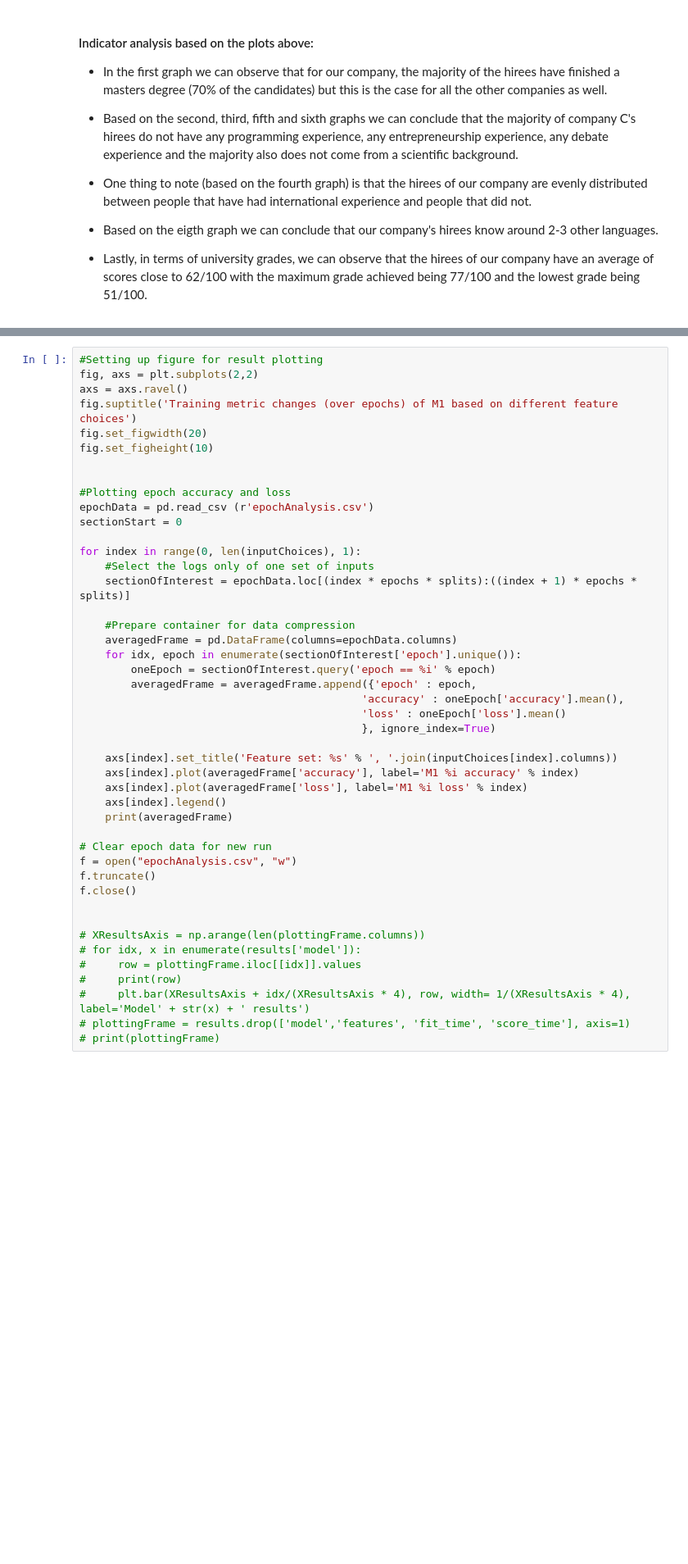
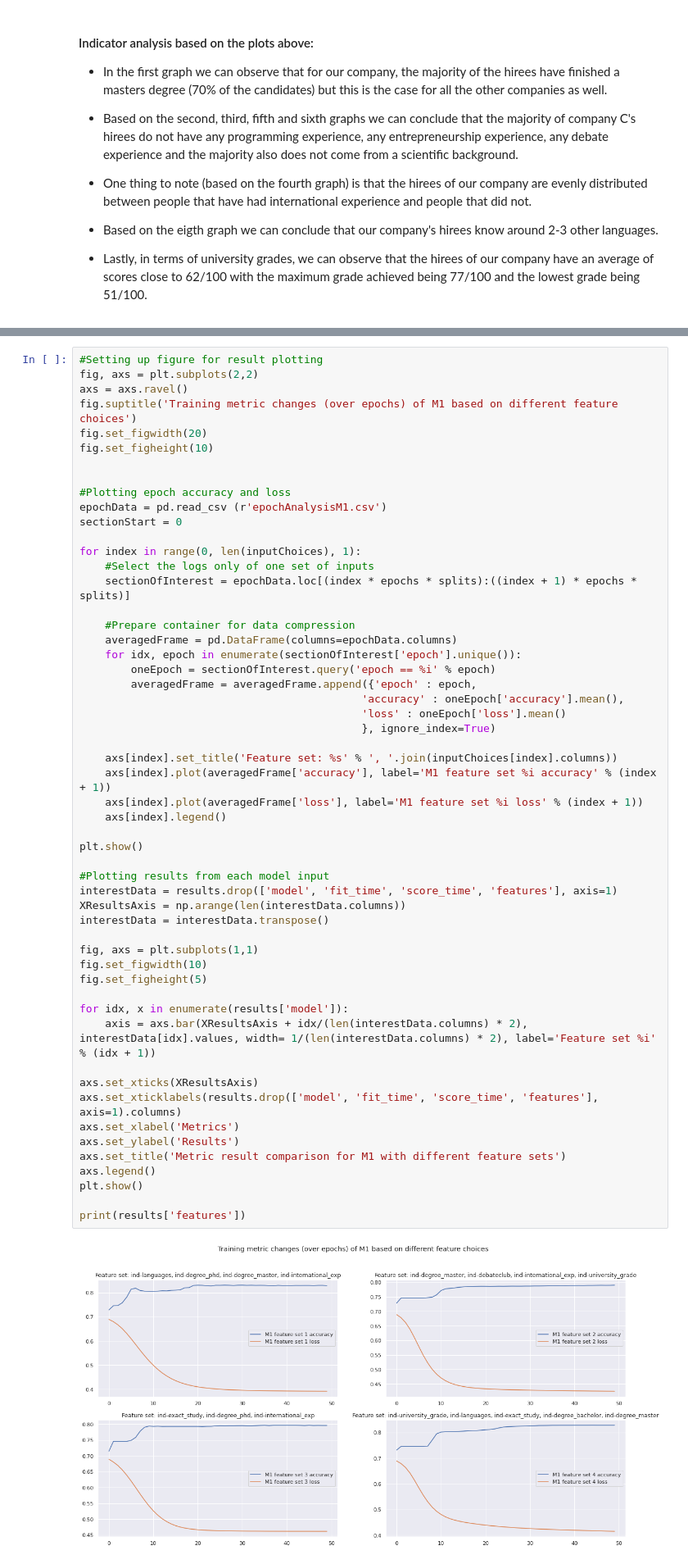
Before and after one commit to andrei-calin-dragomir/AdvisoryReportIDS, a Jupyter notebook: AdvisoryReport.ipynb, the cells around one changed output, grey strips where cells are left out. Shown at 82% size. Cells and saved outputs as stored; diff of their text form; blank space fills up the shorter version.

```diff
--- a/AdvisoryReport.ipynb
+++ b/AdvisoryReport.ipynb
@@ -429,45 +544,56 @@ for idx, input in enumerate(inputChoices):
 # %%
 #Setting up figure for result plotting
 fig, axs = plt.subplots(2,2)
 axs = axs.ravel()
 fig.suptitle('Training metric changes (over epochs) of M1 based on different feature choices')
 fig.set_figwidth(20)
 fig.set_figheight(10)
 
 
 #Plotting epoch accuracy and loss
-epochData = pd.read_csv (r'epochAnalysis.csv')
+epochData = pd.read_csv (r'epochAnalysisM1.csv')
 sectionStart = 0
 
 for index in range(0, len(inputChoices), 1):
     #Select the logs only of one set of inputs
     sectionOfInterest = epochData.loc[(index * epochs * splits):((index + 1) * epochs * splits)]
 
     #Prepare container for data compression
     averagedFrame = pd.DataFrame(columns=epochData.columns)
     for idx, epoch in enumerate(sectionOfInterest['epoch'].unique()):
         oneEpoch = sectionOfInterest.query('epoch == %i' % epoch)
         averagedFrame = averagedFrame.append({'epoch' : epoch,
                                             'accuracy' : oneEpoch['accuracy'].mean(),
                                             'loss' : oneEpoch['loss'].mean()
                                             }, ignore_index=True)
 
     axs[index].set_title('Feature set: %s' % ', '.join(inputChoices[index].columns))
-    axs[index].plot(averagedFrame['accuracy'], label='M1 %i accuracy' % index)
-    axs[index].plot(averagedFrame['loss'], label='M1 %i loss' % index)
+    axs[index].plot(averagedFrame['accuracy'], label='M1 feature set %i accuracy' % (index + 1))
+    axs[index].plot(averagedFrame['loss'], label='M1 feature set %i loss' % (index + 1))
     axs[index].legend()
-    print(averagedFrame)
 
-# Clear epoch data for new run
-f = open("epochAnalysis.csv", "w")
-f.truncate()
-f.close()
+plt.show()
 
+#Plotting results from each model input
+interestData = results.drop(['model', 'fit_time', 'score_time', 'features'], axis=1)
+XResultsAxis = np.arange(len(interestData.columns))
+interestData = interestData.transpose()
 
-# XResultsAxis = np.arange(len(plottingFrame.columns))
-# for idx, x in enumerate(results['model']):
-#     row = plottingFrame.iloc[[idx]].values
-#     print(row)
-#     plt.bar(XResultsAxis + idx/(XResultsAxis * 4), row, width= 1/(XResultsAxis * 4), label='Model' + str(x) + ' results')
-# plottingFrame = results.drop(['model','features', 'fit_time', 'score_time'], axis=1)
-# print(plottingFrame)
+fig, axs = plt.subplots(1,1)
+fig.set_figwidth(10)
+fig.set_figheight(5)
+
+for idx, x in enumerate(results['model']):
+    axis = axs.bar(XResultsAxis + idx/(len(interestData.columns) * 2), interestData[idx].values, width= 1/(len(interestData.columns) * 2), label='Feature set %i' % (idx + 1))
+
+axs.set_xticks(XResultsAxis)
+axs.set_xticklabels(results.drop(['model', 'fit_time', 'score_time', 'features'], axis=1).columns)
+axs.set_xlabel('Metrics')
+axs.set_ylabel('Results')
+axs.set_title('Metric result comparison for M1 with different feature sets')
+axs.legend()
+plt.show()
+
+print(results['features'])
+# %% [output]
+[figure, added]
```
Also changed, not shown: parts of 23 cells of this notebook, 2 other files.
